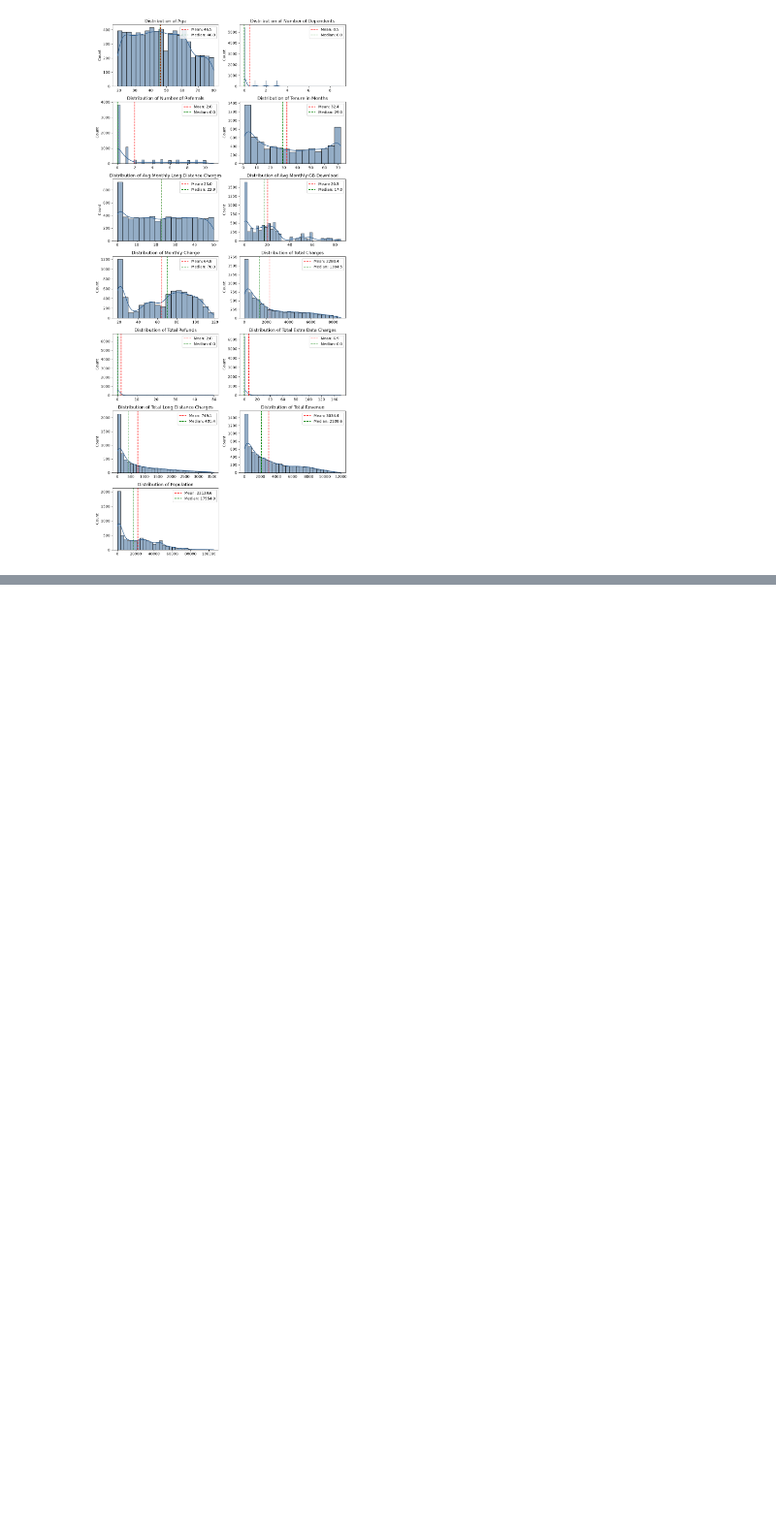
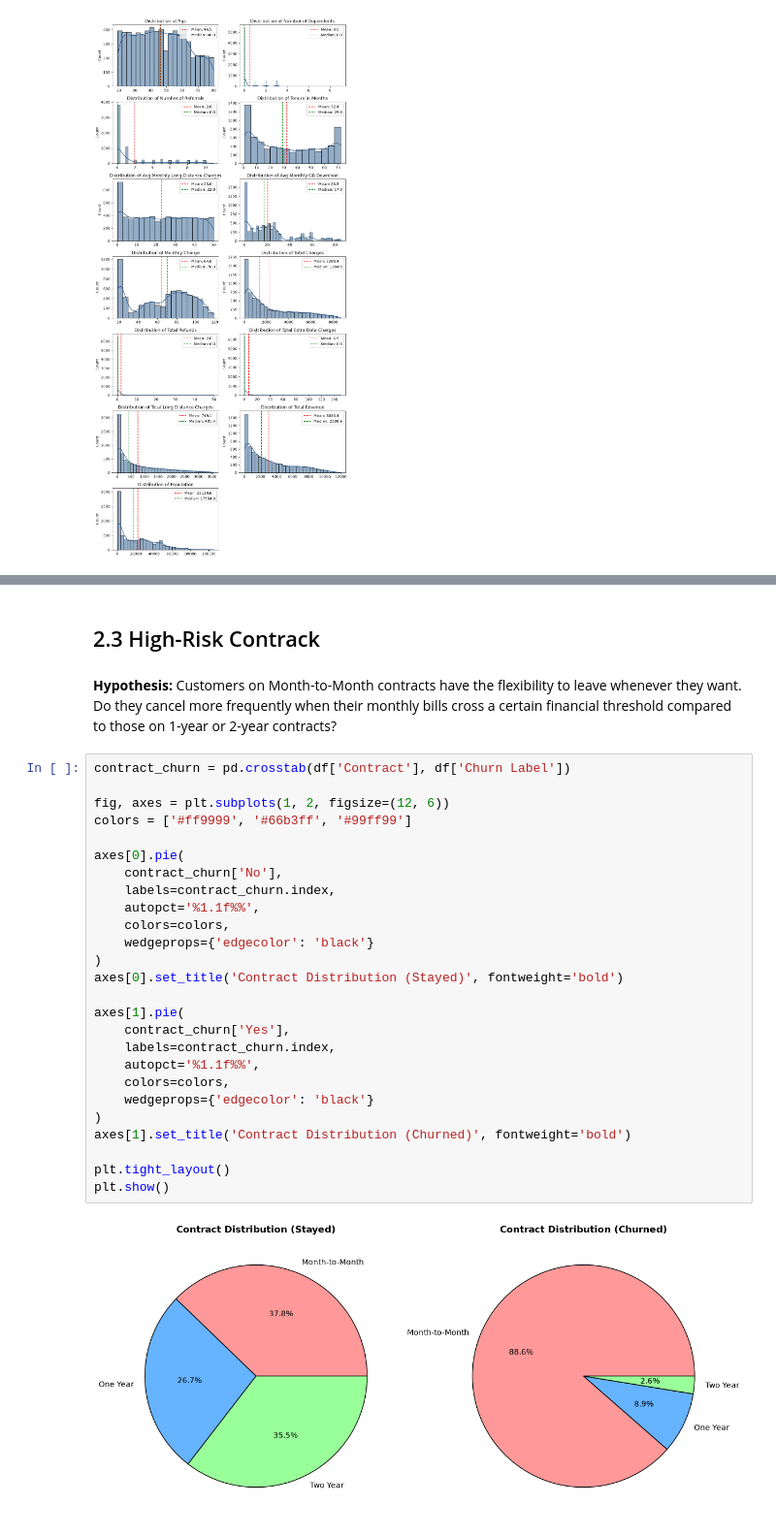
Before and after one commit to n44th44nn/Telco-Customer-Churn-Analysis, a Jupyter notebook: Notebooks/early_preprocessing.ipynb, the cells around one changed output, grey strips where cells are left out. Shown at 97% size. Saved outputs shown, nothing was run; the diff lists cells and outputs as text; blank space fills up the shorter version.

```diff
--- a/Notebooks/early_preprocessing.ipynb
+++ b/Notebooks/early_preprocessing.ipynb
@@ -153,0 +183,32 @@ plt.show()
+# %% [markdown]
+## 2.3 High-Risk Contrack
+# %% [markdown]
+**Hypothesis:** Customers on Month-to-Month contracts have the flexibility to leave whenever they want. Do they cancel more frequently when their monthly bills cross a certain financial threshold compared to those on 1-year or 2-year contracts?
+# %%
+contract_churn = pd.crosstab(df['Contract'], df['Churn Label'])
+
+fig, axes = plt.subplots(1, 2, figsize=(12, 6))
+colors = ['#ff9999', '#66b3ff', '#99ff99']
+
+axes[0].pie(
+    contract_churn['No'],
+    labels=contract_churn.index,
+    autopct='%1.1f%%',
+    colors=colors,
+    wedgeprops={'edgecolor': 'black'}
+)
+axes[0].set_title('Contract Distribution (Stayed)', fontweight='bold')
+
+axes[1].pie(
+    contract_churn['Yes'],
+    labels=contract_churn.index,
+    autopct='%1.1f%%',
+    colors=colors,
+    wedgeprops={'edgecolor': 'black'}
+)
+axes[1].set_title('Contract Distribution (Churned)', fontweight='bold')
+
+plt.tight_layout()
+plt.show()
+# %% [output]
+[figure, added]
```
Also changed, not shown: parts of 22 cells of this notebook.
